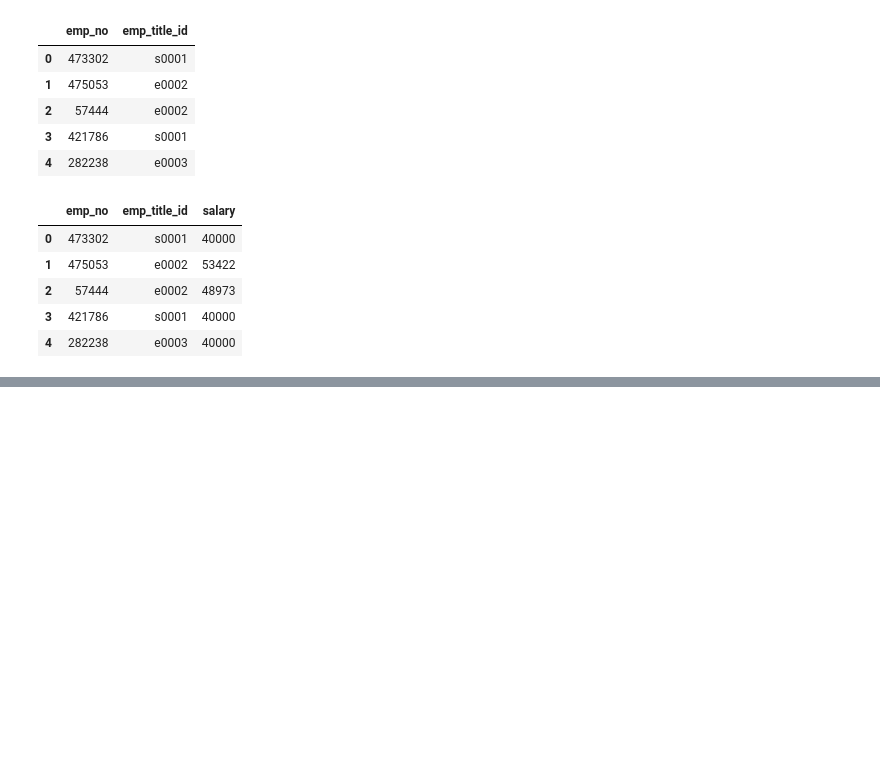
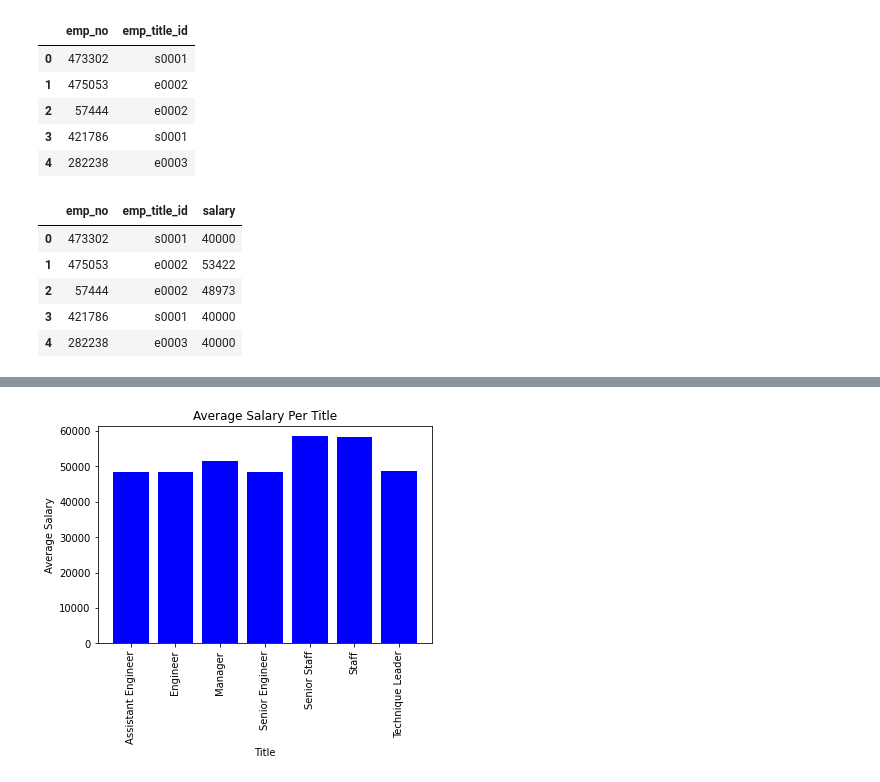
Before and after one commit to sarahheavner/sql-challenge, a Jupyter notebook: Bonus_Analysis.ipynb, the cells around one changed output, grey strips where cells are left out. Cells and saved outputs as stored; diff of their text form; code cells hidden in the pictures; blank space fills up the shorter version.

```diff
--- a/Bonus_Analysis.ipynb
+++ b/Bonus_Analysis.ipynb
@@ -80,0 +78,8 @@ emp_salary_title
+# %%
+#Create df with only title and salary information
+title_salary= emp_salary_title.drop(columns = {'emp_no', 'emp_title_id'})
+
+#Calculate mean
+title_salary = title_salary.groupby('title').mean()
+title_salary = title_salary.reset_index()
+title_salary
@@ -80,0 +95,14 @@ emp_salary_title
+# %%
+#Create barchart that shows average salary per title
+x_axis = title_salary['title']
+y_axis = title_salary['salary']
+
+
+plt.bar(x_axis, y_axis, color='b', align='center')
+plt.xticks(rotation="vertical")
+plt.title('Average Salary Per Title')
+plt.xlabel('Title')
+plt.ylabel('Average Salary')
+plt.show()
+# %% [output]
+[figure, added]
```
Also changed, not shown: parts of 4 cells of this notebook.
